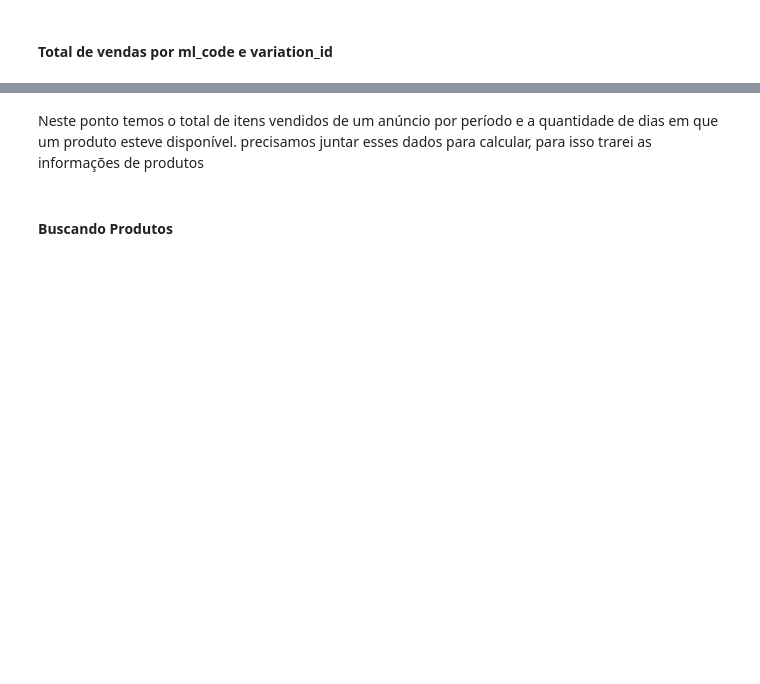
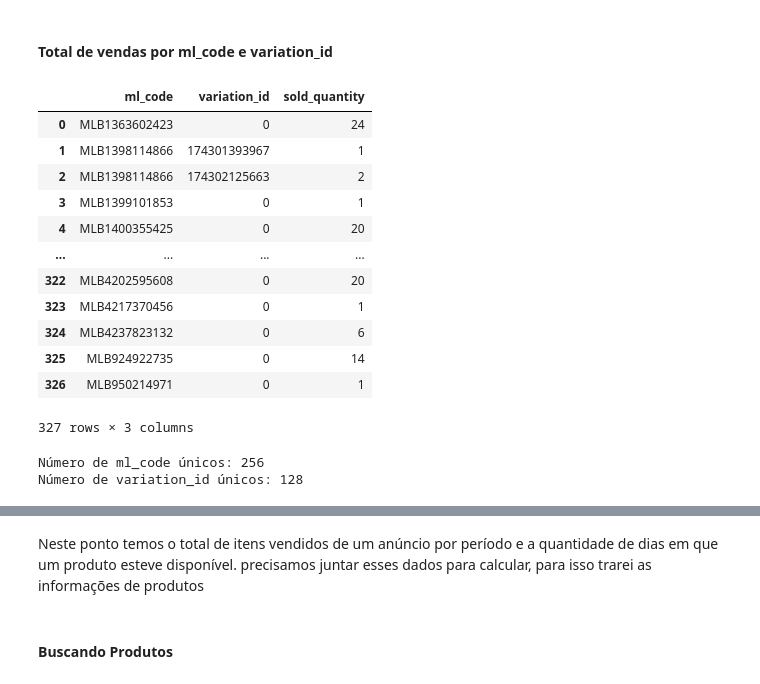
Before and after one commit to lpcoutinho/mcenter_streamlit, a Jupyter notebook: Notebooks/calculando_envio_fulfillment.ipynb, the cells around one changed output, grey strips where cells are left out. Drawn from its saved outputs; the diff is of its cells as text; code cells hidden in the pictures; blank space fills up the shorter version.

```diff
--- a/Notebooks/calculando_envio_fulfillment.ipynb
+++ b/Notebooks/calculando_envio_fulfillment.ipynb
@@ -364,0 +382,29 @@ df_orders = df_orders.drop(["date_closed", "date_approved"], axis=1)
+# %%
+# Total de vendas por ml_code e id de variação
+df_orders_quantity = (
+    df_orders.groupby(["ml_code", "variation_id"])["sold_quantity"].sum().reset_index()
+)
+# %%
+df_orders_quantity
+# %% [output]
+|  | ml_code | variation_id | sold_quantity |
+| 0 | MLB1363602423 | 0 | 24 |
+| 1 | MLB1398114866 | 174301393967 | 1 |
+| 2 | MLB1398114866 | 174302125663 | 2 |
+| 3 | MLB1399101853 | 0 | 1 |
+| 4 | MLB1400355425 | 0 | 20 |
+| ... | ... | ... | ... |
+| 322 | MLB4202595608 | 0 | 20 |
+| 323 | MLB4217370456 | 0 | 1 |
+| 324 | MLB4237823132 | 0 | 6 |
+| 325 | MLB924922735 | 0 | 14 |
+| 326 | MLB950214971 | 0 | 1 |
+327 rows × 3 columns
+# %%
+print(f"Número de ml_code únicos: {len(df_orders_quantity['ml_code'].unique())}")
+print(
+    f"Número de variation_id únicos: {len(df_orders_quantity['variation_id'].unique())}"
+)
+# %% [output]
+Número de ml_code únicos: 256
+Número de variation_id únicos: 128
```
Also changed, not shown: parts of 99 cells of this notebook, 30 other files.
